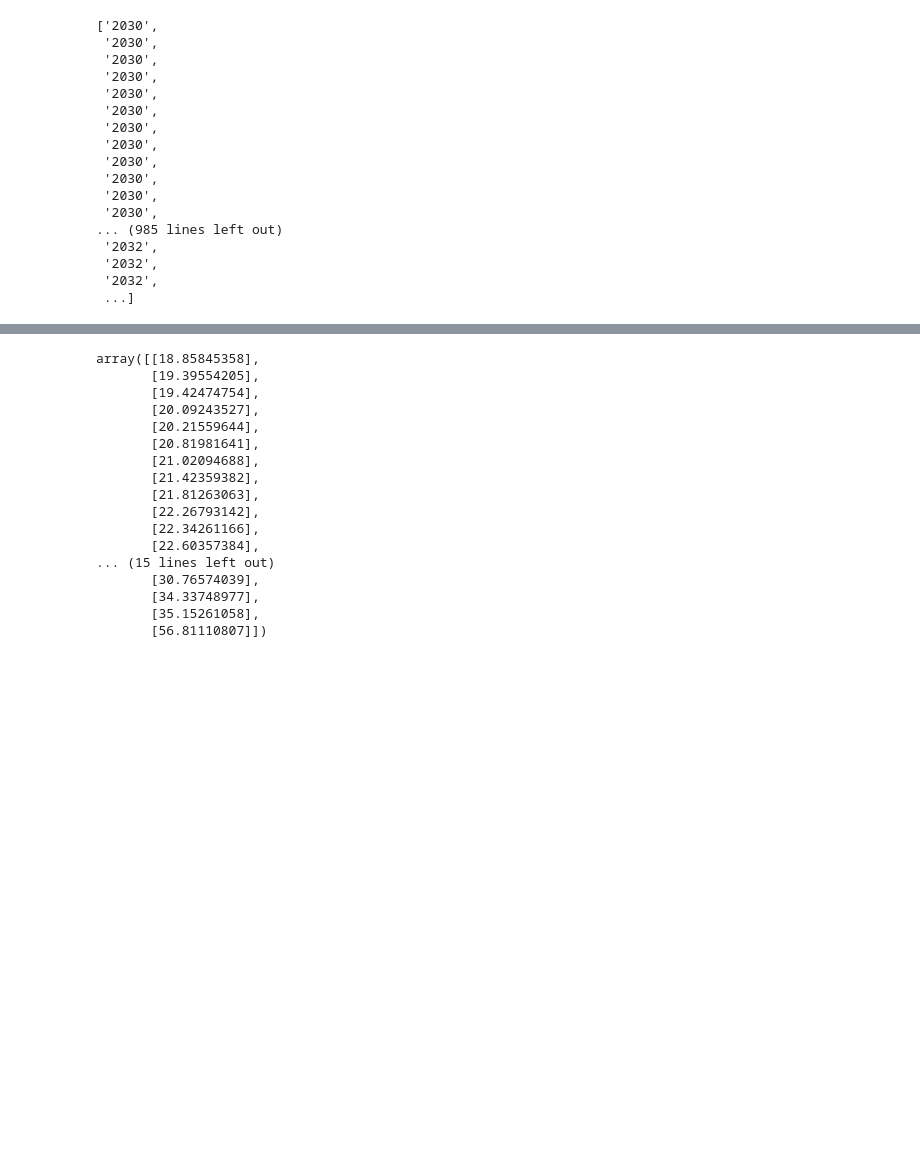
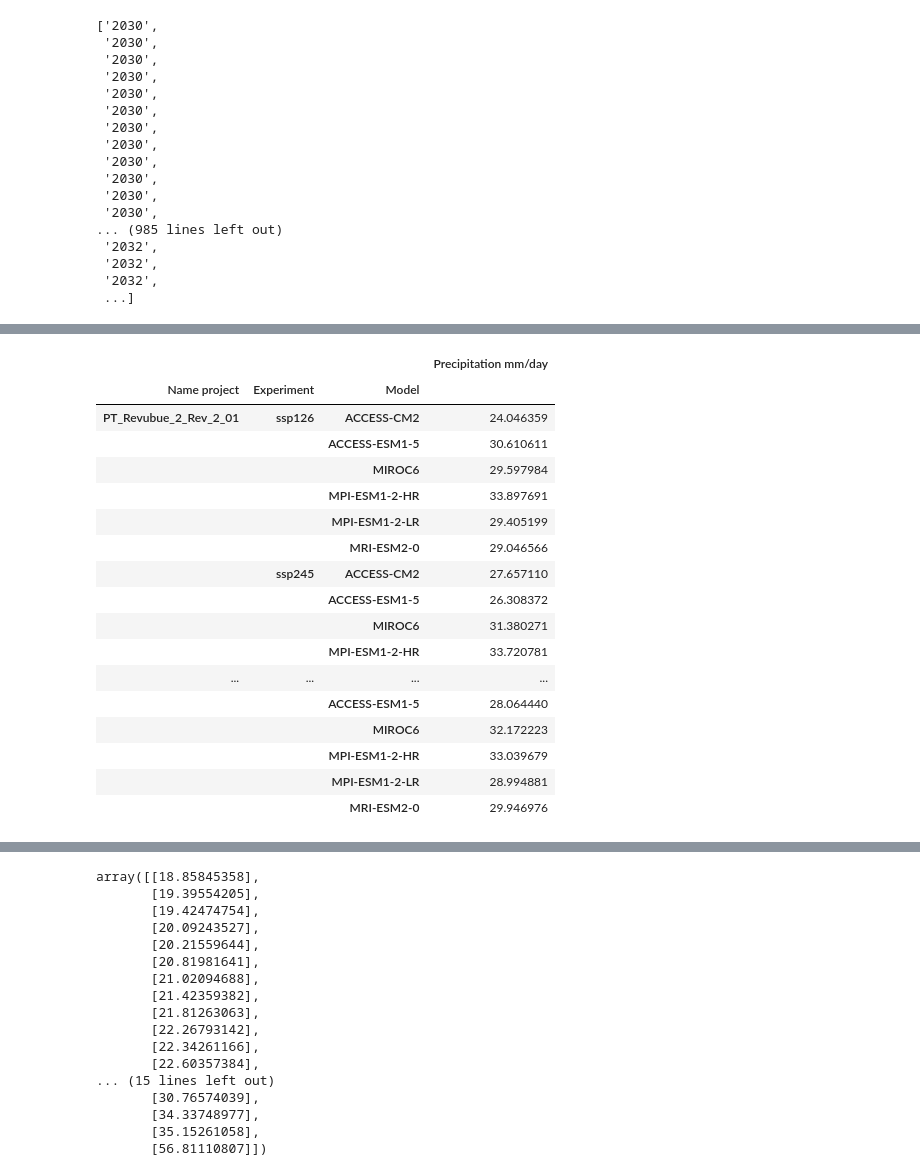
Before and after one commit to RaphaelPB/CRVA_tool, a Jupyter notebook: Test scipy.ipynb, the cells around one changed output, grey strips where cells are left out. Drawn from its saved outputs; the diff is of its cells as text; code cells hidden in the pictures; blank space fills up the shorter version.

```diff
--- a/Test scipy.ipynb
+++ b/Test scipy.ipynb
@@ -189,3 +189,26 @@ DF
 |  |  |  | 2059 | 43.215728 |
 |  |  |  | 2060 | 25.456702 |
 744 rows × 1 columns
+# %%
+DF_median=DF.groupby(['Name project','Experiment', 'Model']).median()
+# %%
+DF_median
+# %% [output]
+|  |  |  | Precipitation mm/day |
+| Name project | Experiment | Model |  |
+| PT_Revubue_2_Rev_2_01 | ssp126 | ACCESS-CM2 | 24.046359 |
+|  |  | ACCESS-ESM1-5 | 30.610611 |
+|  |  | MIROC6 | 29.597984 |
+|  |  | MPI-ESM1-2-HR | 33.897691 |
+|  |  | MPI-ESM1-2-LR | 29.405199 |
+|  |  | MRI-ESM2-0 | 29.046566 |
+|  | ssp245 | ACCESS-CM2 | 27.657110 |
+|  |  | ACCESS-ESM1-5 | 26.308372 |
+|  |  | MIROC6 | 31.380271 |
+|  |  | MPI-ESM1-2-HR | 33.720781 |
+| ... | ... | ... | ... |
+|  |  | ACCESS-ESM1-5 | 28.064440 |
+|  |  | MIROC6 | 32.172223 |
+|  |  | MPI-ESM1-2-HR | 33.039679 |
+|  |  | MPI-ESM1-2-LR | 28.994881 |
+|  |  | MRI-ESM2-0 | 29.946976 |
```
Also changed, not shown: parts of 7 cells of this notebook, 3 other files.
